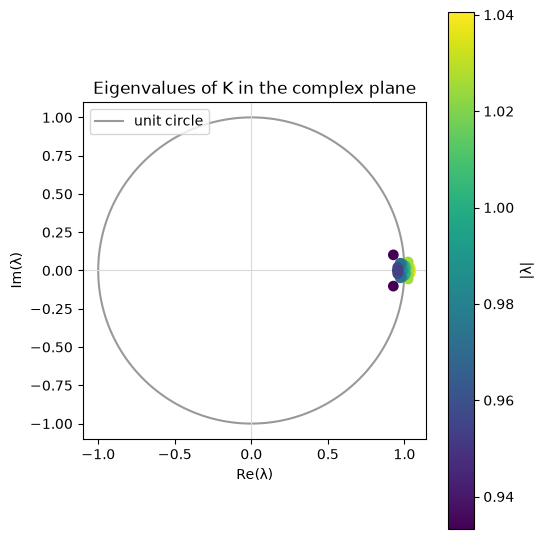
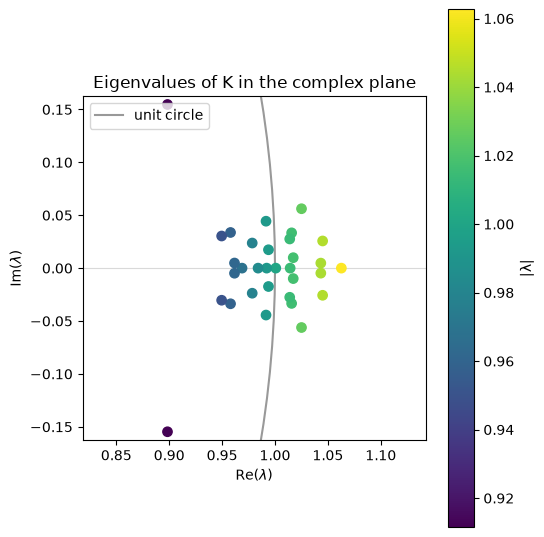
The notebook cell's code change between the first figure and the second:
--- before
+++ after
@@ -1,14 +1,8 @@
-fig, axes = plt.subplots(1, 2, figsize=(10.5, 5.0))
+fig, ax = plt.subplots(figsize=(5.5, 5.5))
 
-scatter_disk = plot_spectrum(spectrum, ax=axes[0], limits="unit_disk")
-axes[0].set_title("limits='unit_disk' (full stability view)")
-axes[0].legend(loc="upper left")
-
-scatter_data = plot_spectrum(spectrum, ax=axes[1], limits="data")
-axes[1].set_title("limits='data' (zoom to eigenvalues)")
-
-fig.colorbar(scatter_disk, ax=axes[0], label="|λ|", fraction=0.046, pad=0.04)
-fig.colorbar(scatter_data, ax=axes[1], label="|λ|", fraction=0.046, pad=0.04)
-fig.suptitle("Eigenvalues of K in the complex plane", y=1.02)
+scatter = plot_spectrum(spectrum, ax=ax, limits="data")
+ax.set_title("Eigenvalues of K in the complex plane")
+ax.legend(loc="upper left")
+fig.colorbar(scatter, ax=ax, label="|λ|")
 fig.tight_layout()
 plt.show()

Commit: Tighten spectrum data-zoom framing in tutorials.